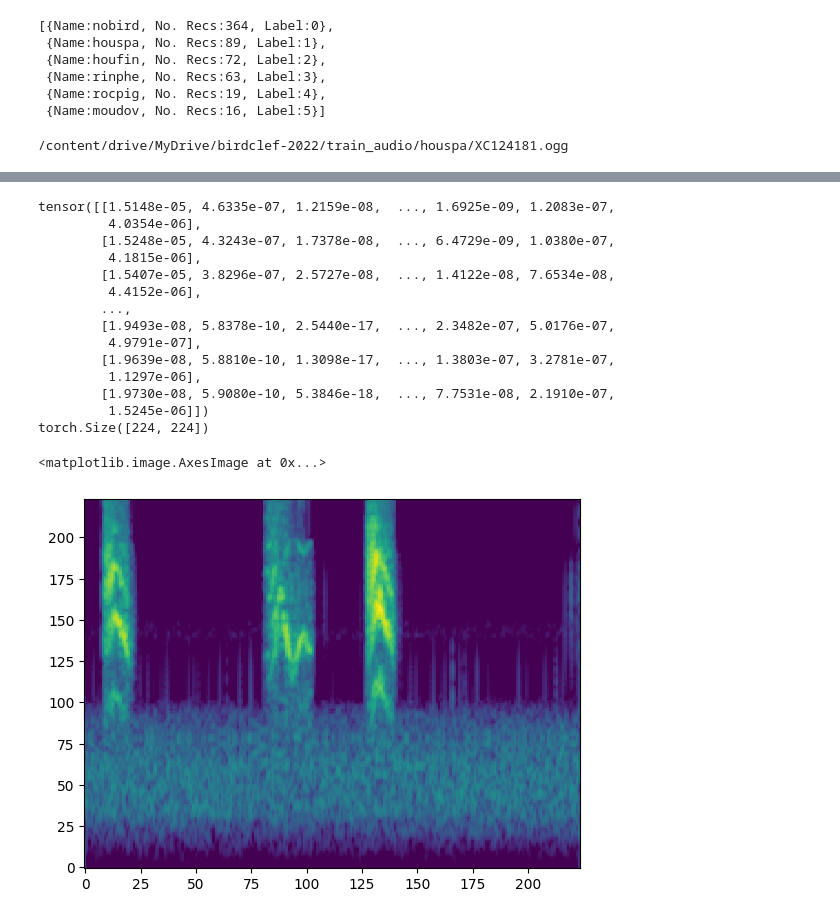
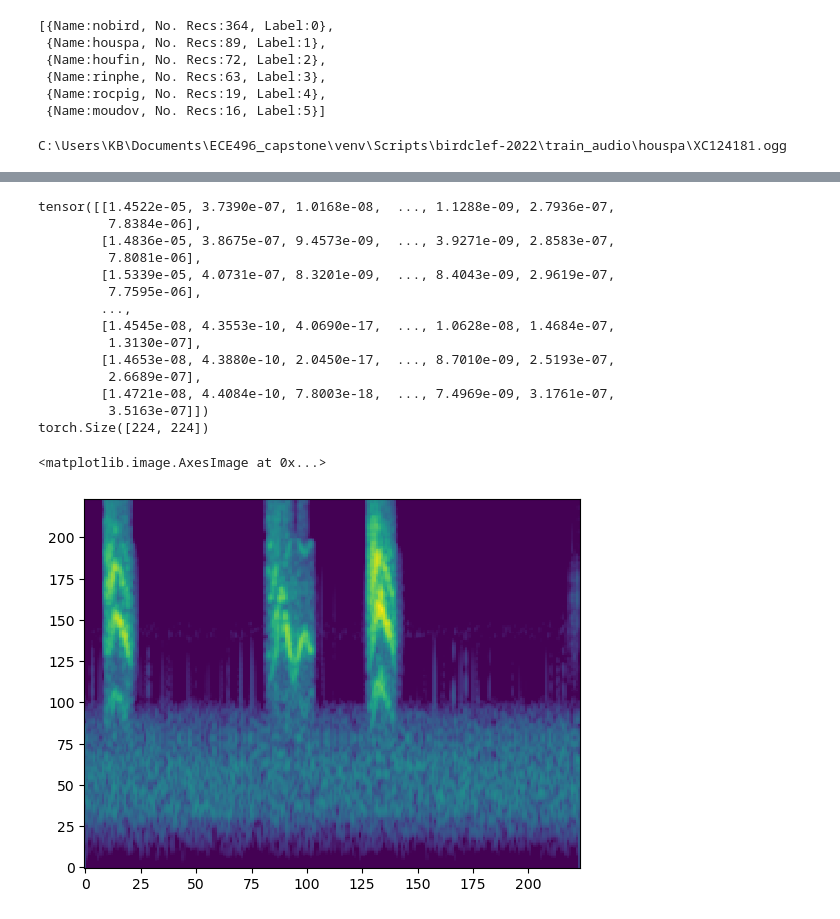
Before and after one commit to kb21032001/Bird_audio_classifier_Resnet, a Jupyter notebook: Bird_Resnet.ipynb, the cells around one changed output, grey strips where cells are left out. Cells and saved outputs as stored; diff of their text form; code cells hidden in the pictures.

```diff
--- a/Bird_Resnet.ipynb
+++ b/Bird_Resnet.ipynb
@@ -166,34 +164,34 @@ species
  {Name:rocpig, No. Recs:19, Label:4},
  {Name:moudov, No. Recs:16, Label:5}]
 # %%
-r = '/content/drive/MyDrive/birdclef-2022/train_audio/houspa/XC124181.ogg'
+r = 'C:\\Users\\KB\\Documents\\ECE496_capstone\\venv\\Scripts\\birdclef-2022\\train_audio\\houspa\\XC124181.ogg'
 print(r)
 IPython.display.display(IPython.display.Audio(r, rate=32000))
 y, sr = preprocess_one_audio(r)
 IPython.display.display(IPython.display.Audio(y, rate=sr))
 melspec = get_spectrogram(y)
 print(melspec)
 print(melspec.shape)
 fig, (ax1) = plt.subplots(1,1)
 ax1.imshow(librosa.power_to_db(melspec), origin="lower", aspect="auto", interpolation="nearest")
 # %% [output]
-/content/drive/MyDrive/birdclef-2022/train_audio/houspa/XC124181.ogg
+C:\Users\KB\Documents\ECE496_capstone\venv\Scripts\birdclef-2022\train_audio\houspa\XC124181.ogg
 [interactive output not drawn]
 [interactive output not drawn]
-tensor([[1.5148e-05, 4.6335e-07, 1.2159e-08,  ..., 1.6925e-09, 1.2083e-07,
-         4.0354e-06],
-        [1.5248e-05, 4.3243e-07, 1.7378e-08,  ..., 6.4729e-09, 1.0380e-07,
-         4.1815e-06],
-        [1.5407e-05, 3.8296e-07, 2.5727e-08,  ..., 1.4122e-08, 7.6534e-08,
-         4.4152e-06],
+tensor([[1.4522e-05, 3.7390e-07, 1.0168e-08,  ..., 1.1288e-09, 2.7936e-07,
+         7.8384e-06],
+        [1.4836e-05, 3.8675e-07, 9.4573e-09,  ..., 3.9271e-09, 2.8583e-07,
+         7.8081e-06],
+        [1.5339e-05, 4.0731e-07, 8.3201e-09,  ..., 8.4043e-09, 2.9619e-07,
+         7.7595e-06],
         ...,
-        [1.9493e-08, 5.8378e-10, 2.5440e-17,  ..., 2.3482e-07, 5.0176e-07,
-         4.9791e-07],
-        [1.9639e-08, 5.8810e-10, 1.3098e-17,  ..., 1.3803e-07, 3.2781e-07,
-         1.1297e-06],
-        [1.9730e-08, 5.9080e-10, 5.3846e-18,  ..., 7.7531e-08, 2.1910e-07,
-         1.5245e-06]])
+        [1.4545e-08, 4.3553e-10, 4.0690e-17,  ..., 1.0628e-08, 1.4684e-07,
+         1.3130e-07],
+        [1.4653e-08, 4.3880e-10, 2.0450e-17,  ..., 8.7010e-09, 2.5193e-07,
+         2.6689e-07],
+        [1.4721e-08, 4.4084e-10, 7.8003e-18,  ..., 7.4969e-09, 3.1761e-07,
+         3.5163e-07]])
 torch.Size([224, 224])
 <matplotlib.image.AxesImage at 0x...>
-[figure, old version]
+[figure, new version]
 # %%
```
Also changed, not shown: parts of 9 cells of this notebook.
